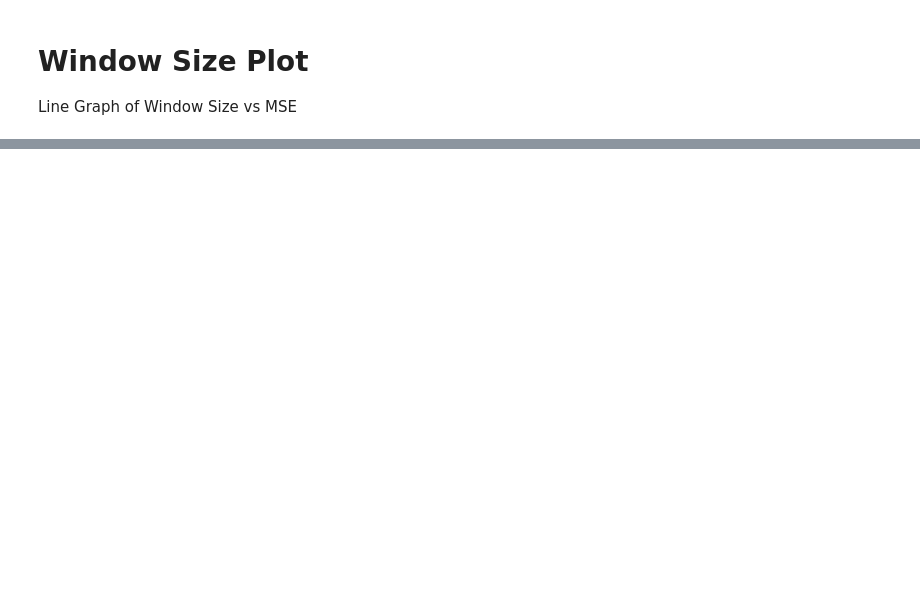
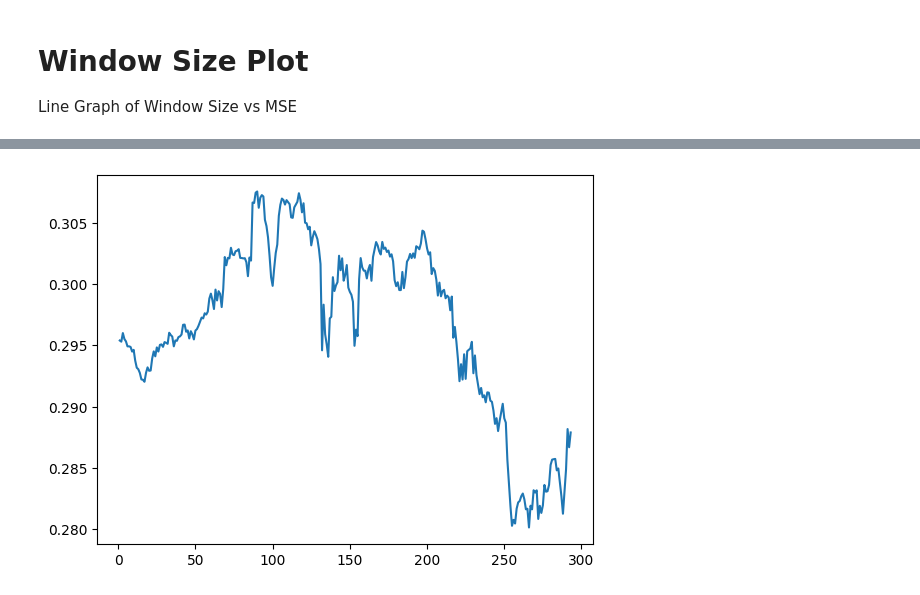
Before and after one commit to ruo2019/photography-model, a Jupyter notebook: visualizing_results.ipynb, the cells around one changed output, grey strips where cells are left out. Cells and saved outputs as stored; diff of their text form; code cells hidden in the pictures; blank space fills up the shorter version.

```diff
--- a/visualizing_results.ipynb
+++ b/visualizing_results.ipynb
@@ -700 +497,6 @@ plt.show()
+# %%
+plt.plot([x[1] for x in logits_r2[36]], [x[0] for x in logits_r2[36]])
+plt.show()
+# %% [output]
+[figure, added]
 # %%
```
Also changed, not shown: parts of 42 cells of this notebook, 42 other files.
